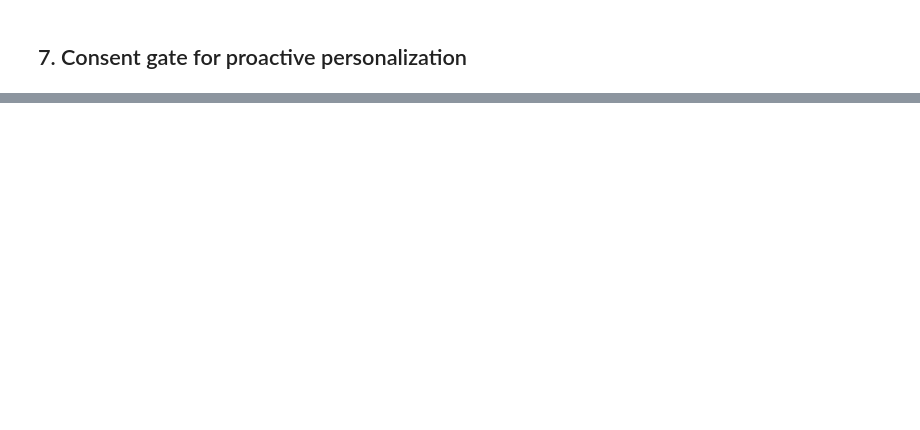
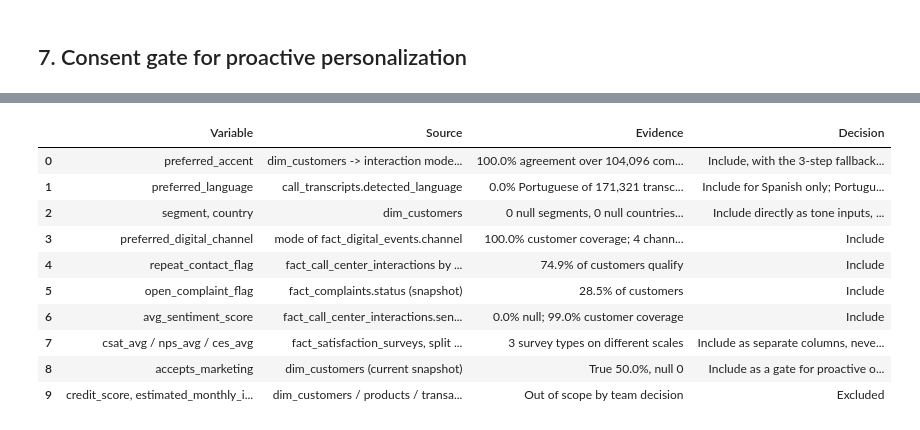
Before and after one commit to LucasTramonte/Factored-Hackathon-2026-ArabicaAI, a Jupyter notebook: data_profiles/personalization_profile/personalization_analysis.ipynb, the cells around one changed output, grey strips where cells are left out. Saved outputs shown, nothing was run; the diff lists cells and outputs as text; code cells hidden in the pictures; blank space fills up the shorter version.

```diff
--- a/data_profiles/personalization_profile/personalization_analysis.ipynb
+++ b/data_profiles/personalization_profile/personalization_analysis.ipynb
@@ -46,0 +16,41 @@ Total customers: 150,000
+# %%
+import os
+import sys
+from pathlib import Path
+
+import matplotlib.pyplot as plt
+import pandas as pd
+from IPython.display import Markdown
+
+plt.rcParams["figure.dpi"] = 110
+
+
+def find_project_root(start: Path) -> Path:
+    """Walk up from the kernel's working directory to the repository root."""
+    for candidate in (start, *start.parents):
+        if (candidate / "data_profiles" / "personalization_profile" / "personalization_metrics.py").is_file():
+            return candidate
+    raise FileNotFoundError("Run from inside the repository or set PROJECT_ROOT")
+
+
+PROJECT_ROOT = Path(os.environ.get("PROJECT_ROOT") or find_project_root(Path.cwd().resolve())).resolve()
+sys.path.insert(0, str(PROJECT_ROOT / "data_profiles" / "personalization_profile"))
+import personalization_metrics as pm
+
+DUCKDB_PATH = pm.resolve_duckdb_path()
+print("Using DuckDB file:", pm.display_path(DUCKDB_PATH))
+with pm.connect(DUCKDB_PATH) as con:
+    m = pm.measure(con)
+r = pm.readings(m)
+total_customers = m["total_customers"]
+print(f"Total customers: {total_customers:,}")
+
+
+def frame(rows, columns):
+    return pd.DataFrame(rows, columns=columns).fillna("(null)")
+
+
+def bars(ax, rows, title, color="#2b6cb0"):
+    ax.bar(["(null)" if k is None else str(k) for k, *_ in rows], [n for _, n, *_ in rows], color=color)
+    ax.set_title(title)
+    ax.tick_params(axis="x", rotation=25)
@@ -308,0 +213,14 @@ None of these signals require joining fact tables to each other directly -- each
+# %%
+pd.DataFrame(pm.recommended(m), columns=["Variable", "Source", "Evidence", "Decision"])
+# %% [output]
+|  | Variable | Source | Evidence | Decision |
+| 0 | preferred_accent | dim_customers -> interaction mode... | 100.0% agreement over 104,096 com... | Include, with the 3-step fallback... |
+| 1 | preferred_language | call_transcripts.detected_language | 0.0% Portuguese of 171,321 transc... | Include for Spanish only; Portugu... |
+| 2 | segment, country | dim_customers | 0 null segments, 0 null countries... | Include directly as tone inputs, ... |
+| 3 | preferred_digital_channel | mode of fact_digital_events.channel | 100.0% customer coverage; 4 chann... | Include |
+| 4 | repeat_contact_flag | fact_call_center_interactions by ... | 74.9% of customers qualify | Include |
+| 5 | open_complaint_flag | fact_complaints.status (snapshot) | 28.5% of customers | Include |
+| 6 | avg_sentiment_score | fact_call_center_interactions.sen... | 0.0% null; 99.0% customer coverage | Include |
+| 7 | csat_avg / nps_avg / ces_avg | fact_satisfaction_surveys, split ... | 3 survey types on different scales | Include as separate columns, neve... |
+| 8 | accepts_marketing | dim_customers (current snapshot) | True 50.0%, null 0 | Include as a gate for proactive o... |
+| 9 | credit_score, estimated_monthly_i... | dim_customers / products / transa... | Out of scope by team decision | Excluded |
```
Also changed, not shown: parts of 41 cells of this notebook, 9 other files.
